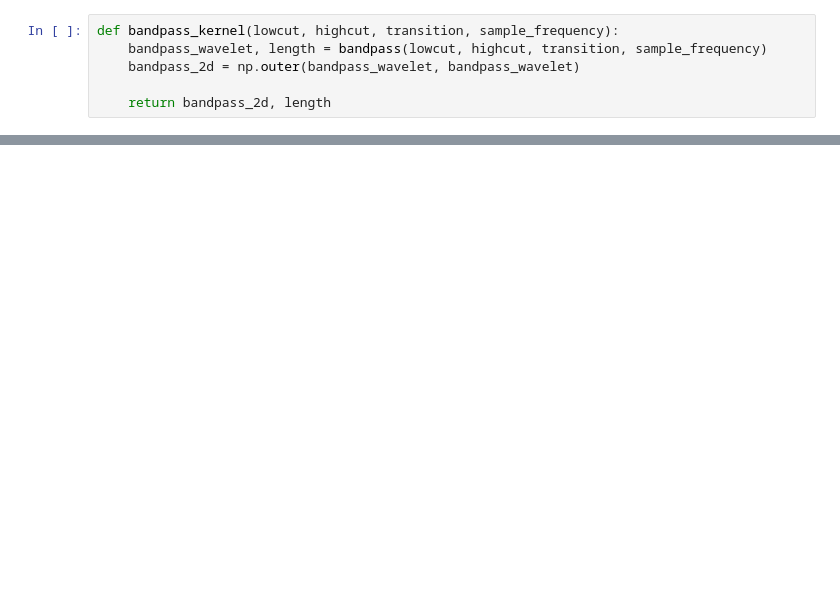
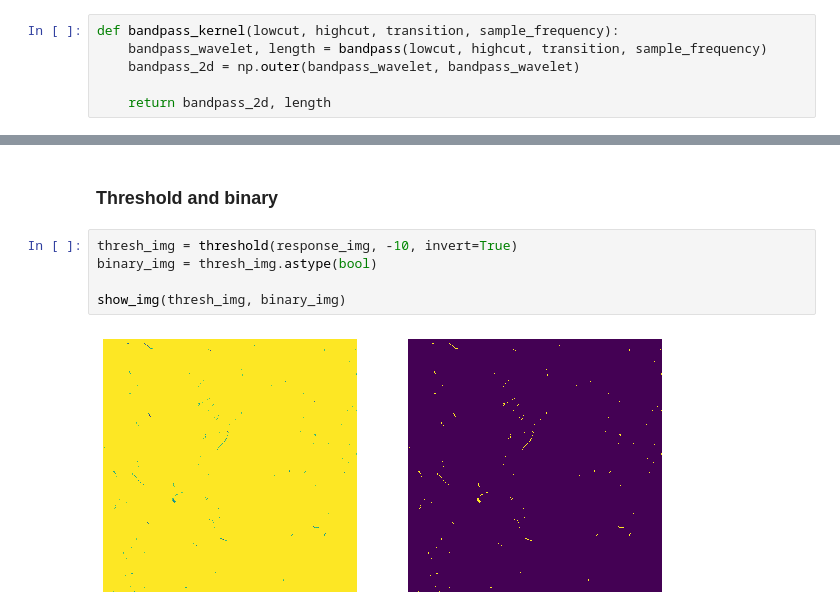
Before and after one commit to felixschloesser/DetectScratches, a Jupyter notebook: notebooks/applications/bearing_bandpass.ipynb, the cells around one changed output, grey strips where cells are left out. Cells and saved outputs as stored; diff of their text form; blank space fills up the shorter version.

```diff
--- a/notebooks/applications/bearing_bandpass.ipynb
+++ b/notebooks/applications/bearing_bandpass.ipynb
@@ -62,0 +40,9 @@ measure.find_objects(labels,max_label=3)
+# %% [markdown]
+### Threshold and binary
+# %%
+thresh_img = threshold(response_img, -10, invert=True)
+binary_img = thresh_img.astype(bool)
+
+show_img(thresh_img, binary_img)
+# %% [output]
+[figure, added]
```
Also changed, not shown: parts of 18 cells of this notebook, 8 other files.
